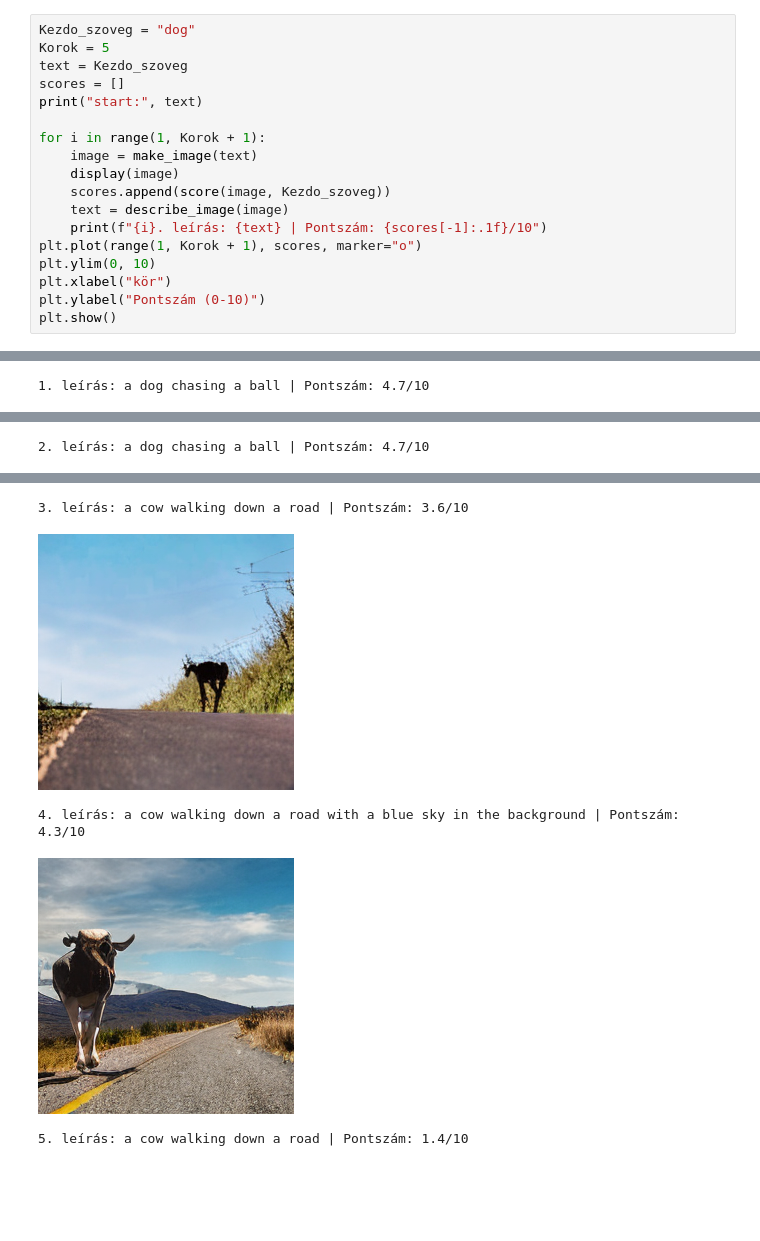
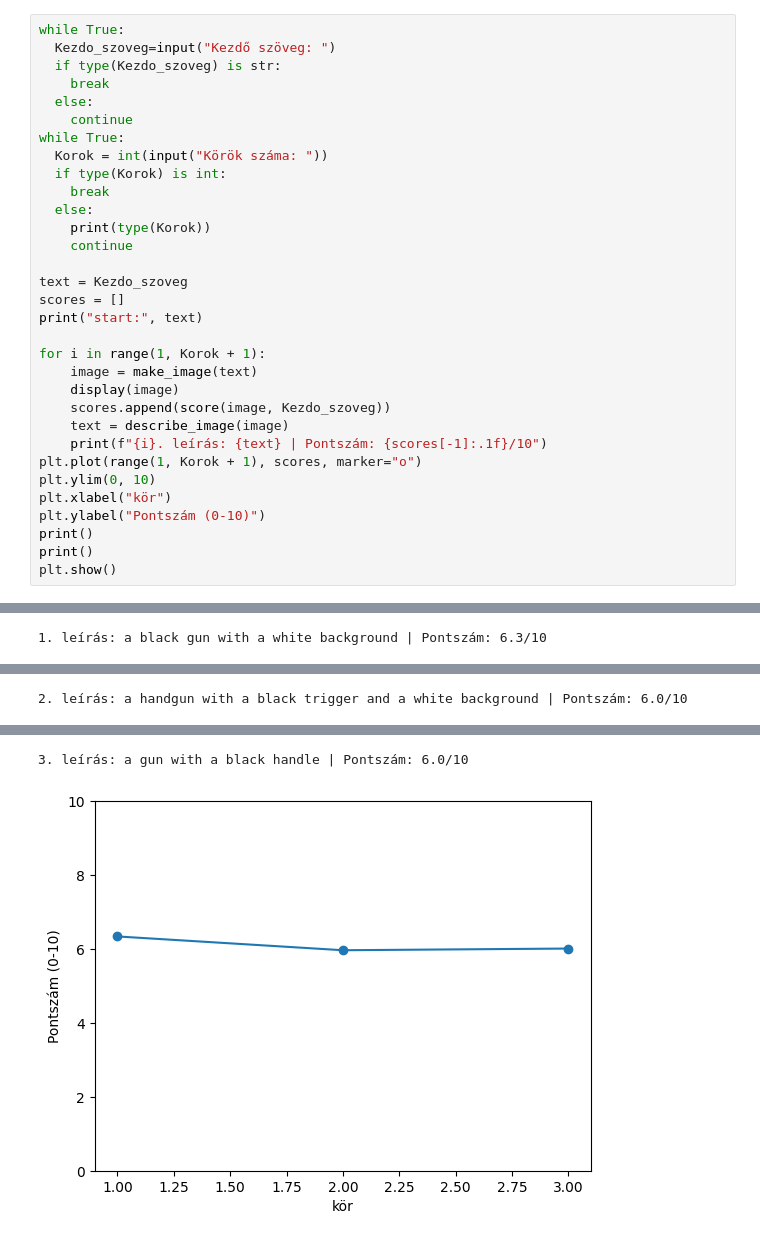
Before and after one commit to ItsGyura/beadando, a Jupyter notebook: Haladó_programozás_beadandó.ipynb, the cells around one changed output, grey strips where cells are left out. Saved outputs shown, nothing was run; the diff lists cells and outputs as text; blank space fills up the shorter version.

```diff
--- a/Haladó_programozás_beadandó.ipynb
+++ b/Haladó_programozás_beadandó.ipynb
@@ -60,8 +57,20 @@ def score(image, text):
 # %% [output]
 You have disabled the safety checker for <class 'diffusers.pipelines.stable_diffusion.pipeline_stable_diffusion.StableDiffusionPipeline'> by passing `safety_checker=None`. Ensure that you abide to the ...
 # %%
-Kezdo_szoveg = "dog"
-Korok = 5
+while True:
+  Kezdo_szoveg=input("Kezdő szöveg: ")
+  if type(Kezdo_szoveg) is str:
+    break
+  else:
+    continue
+while True:
+  Korok = int(input("Körök száma: "))
+  if type(Korok) is int:
+    break
+  else:
+    print(type(Korok))
+    continue
+
 text = Kezdo_szoveg
 scores = []
 print("start:", text)
@@ -76,5 +85,7 @@ plt.plot(range(1, Korok + 1), scores, marker="o")
 plt.ylim(0, 10)
 plt.xlabel("kör")
 plt.ylabel("Pontszám (0-10)")
+print()
+print()
 plt.show()
 # %% [output]
@@ -83 +96 @@ start: dog
-1. leírás: a dog chasing a ball | Pontszám: 4.7/10
+1. leírás: a black gun with a white background | Pontszám: 6.3/10
@@ -85 +98 @@ start: dog
-2. leírás: a dog chasing a ball | Pontszám: 4.7/10
+2. leírás: a handgun with a black trigger and a white background | Pontszám: 6.0/10
@@ -87,5 +100,2 @@ start: dog
-3. leírás: a cow walking down a road | Pontszám: 3.6/10
+3. leírás: a gun with a black handle | Pontszám: 6.0/10
-[figure, old version]
+[figure, new version]
-4. leírás: a cow walking down a road with a blue sky in the background | Pontszám: 4.3/10
-[figure, removed]
-5. leírás: a cow walking down a road | Pontszám: 1.4/10
```
Also changed, not shown: parts of 2 cells of this notebook.
